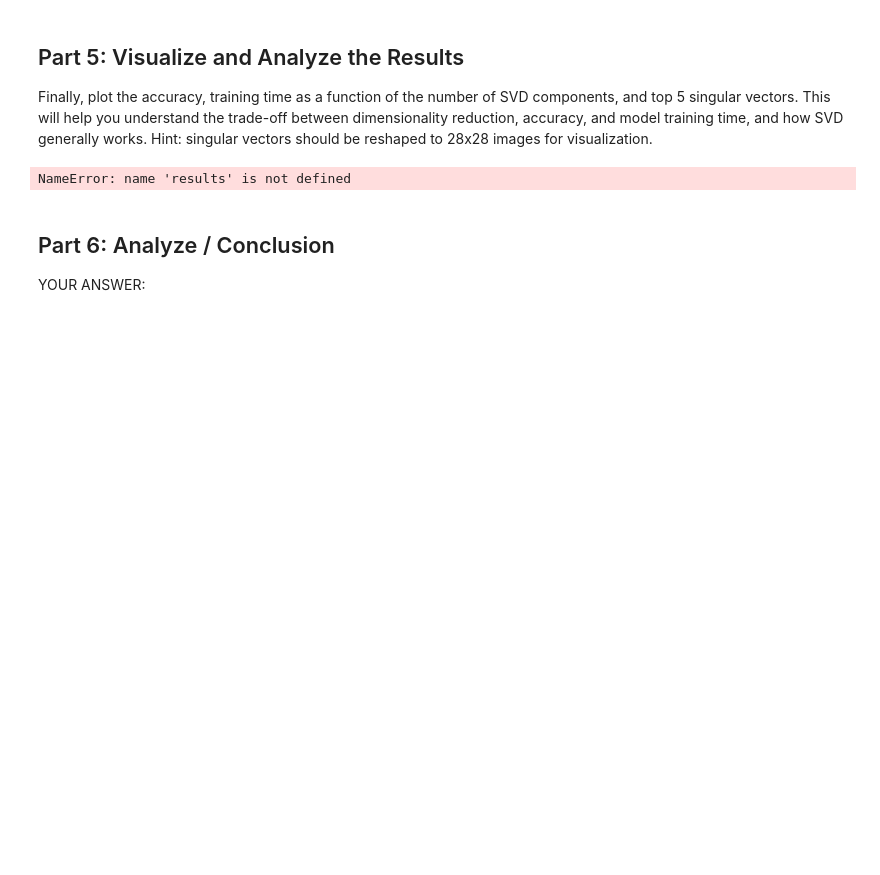
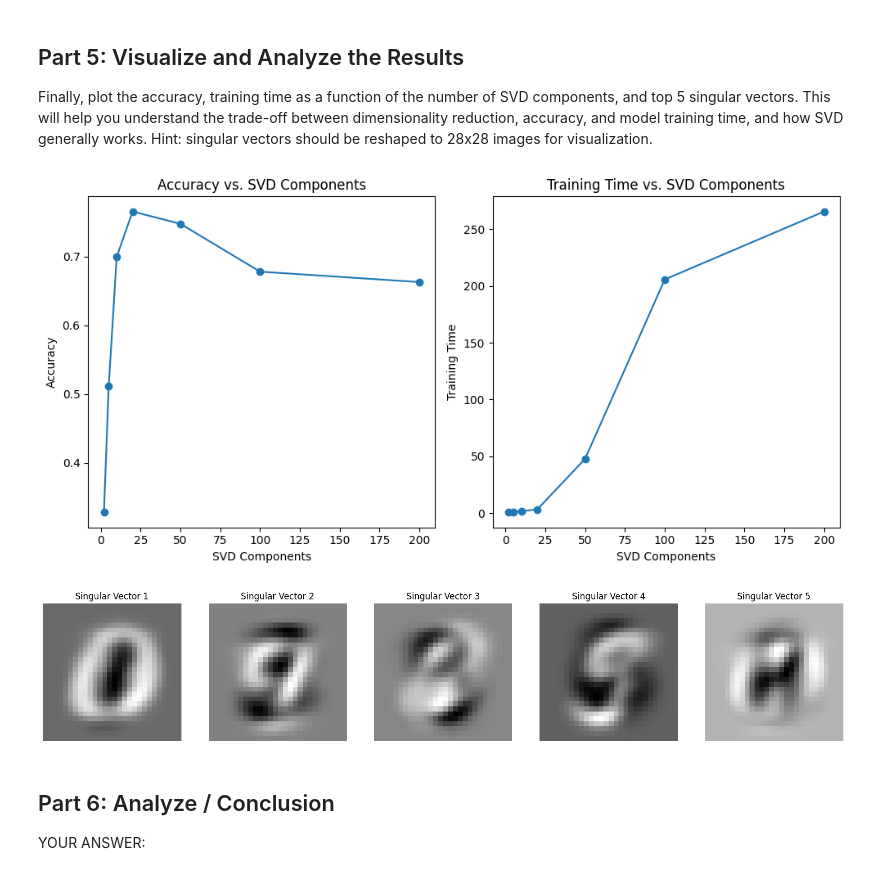
Before and after one commit to hajiix/iamhaji0-assignment-3, a Jupyter notebook: assignment3.ipynb, the cells around one changed output. Saved outputs shown, nothing was run; the diff lists cells and outputs as text; code cells hidden in the pictures; blank space fills up the shorter version.

Commit message:
fixed part 5

```diff
--- a/assignment3.ipynb
+++ b/assignment3.ipynb
@@ -222,35 +227,38 @@ svd_components_list, accuracy_list, training_time_list = zip(*results)
 plt.figure(figsize=(10, 5))
 
 plt.subplot(1, 2, 1)
 plt.plot(svd_components_list, accuracy_list, marker='o')
 plt.title('Accuracy vs. SVD Components')
 plt.xlabel('SVD Components')
 plt.ylabel('Accuracy')
 
 plt.subplot(1, 2, 2)
 plt.plot(svd_components_list, training_time_list, marker='o')
 plt.title('Training Time vs. SVD Components')
 plt.xlabel('SVD Components')
 plt.ylabel('Training Time')
 
 plt.tight_layout()
 plt.show()
 
 # Visualize top 5 singular vectors
 eigenvalues, eigenvectors = np.linalg.eig(np.cov(X_train.T))
 idx = np.argsort(-eigenvalues)
 eigenvectors = eigenvectors[:, idx]
 top_5_eigenvectors = eigenvectors[:, :5]
 
 fig, axes = plt.subplots(1, 5, figsize=(20, 4))
 for i, ax in enumerate(axes):
-    ax.imshow(top_5_eigenvectors[:, i].reshape(28, 28), cmap='gray')
+    # Convert the eigenvector to its real part before reshaping
+    real_singular_vector = np.real(top_5_eigenvectors[:, i]).reshape(28, 28)
+    ax.imshow(real_singular_vector, cmap='gray')
     ax.set_title(f'Singular Vector {i+1}')
     ax.axis('off')
 
 plt.show()
 # %% [output]
-NameError: name 'results' is not defined
+[figure, added]
+[figure, added]
 # %% [markdown]
 ## Part 6: Analyze / Conclusion
 
```
Also changed, not shown: parts of 2 cells of this notebook.
